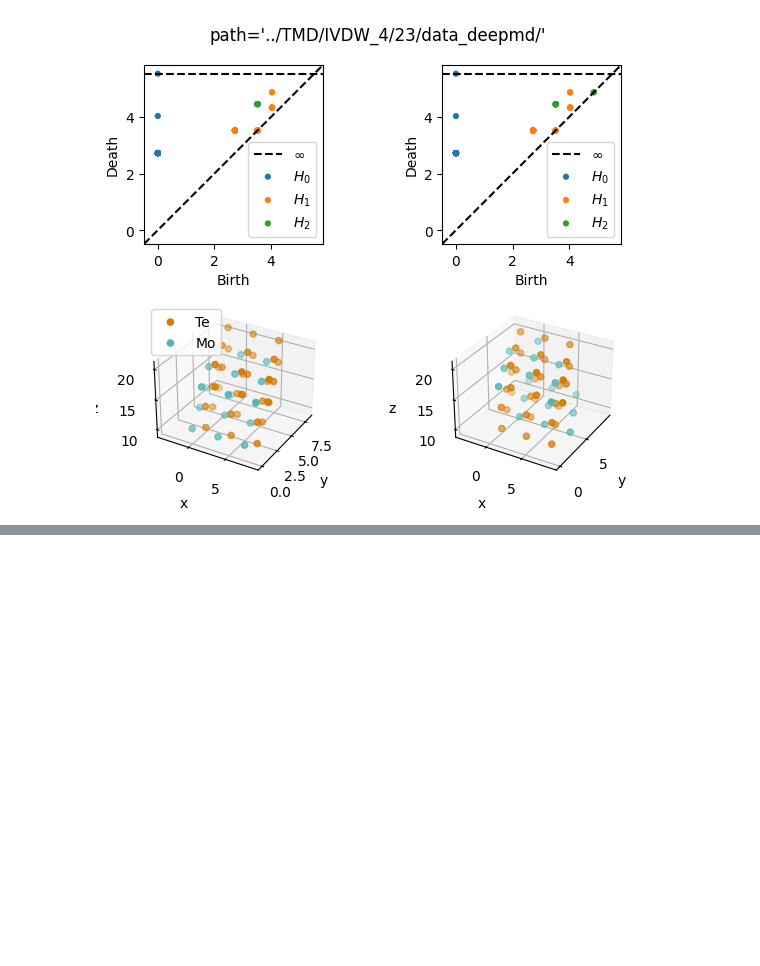
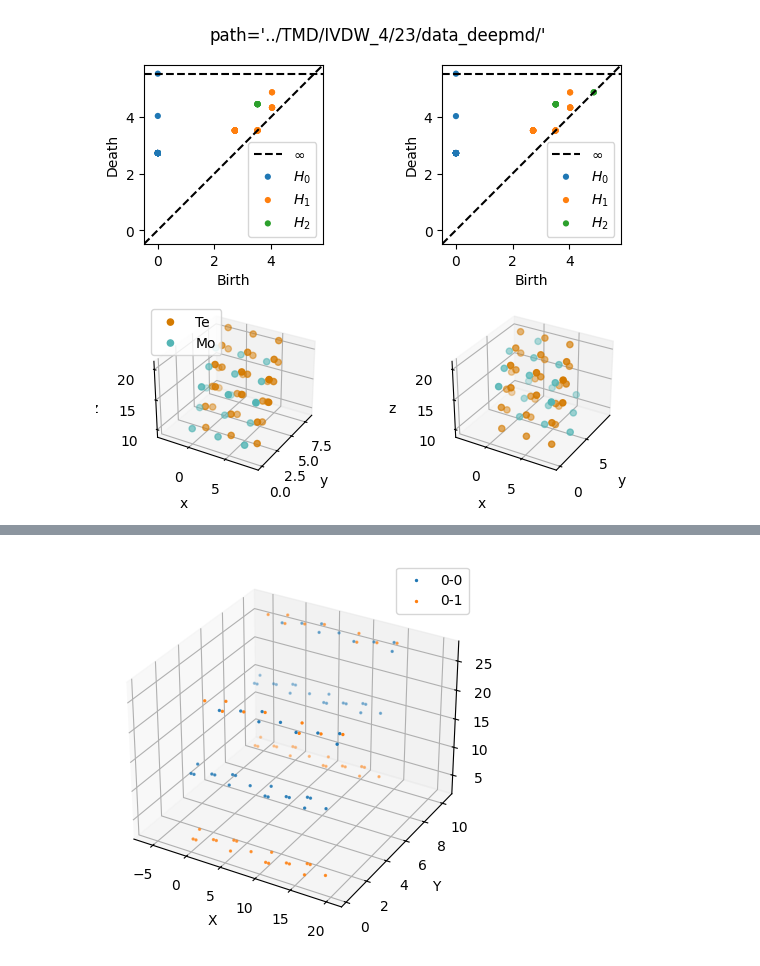
Before and after one commit to ckovacs2/TwistedMaterials, a Jupyter notebook: notebooks/supercell.ipynb, the cells around one changed output, grey strips where cells are left out. Cells and saved outputs as stored; diff of their text form; code cells hidden in the pictures; blank space fills up the shorter version.

```diff
--- a/notebooks/supercell.ipynb
+++ b/notebooks/supercell.ipynb
@@ -78,0 +181,21 @@ plot_pers_diagrams(mol_path, num_trans=2)
+# %%
+fig = plt.figure()
+ax = fig.add_subplot(projection = '3d')
+
+sc_size = 2
+supercell22 = create_supercell(sc_size)
+supercell22_coords = supercell22['coords']
+for i in range(sc_size):
+    if i == 0:
+        for j in range(sc_size):
+            temp_data = pd.DataFrame(supercell22_coords[i, j], columns = ['X', 'Y', 'Z'])
+            temp_data = temp_data.sort_values(by = ['X', 'Z', 'Y'])
+            ax.scatter(temp_data['X'], temp_data['Y'], temp_data['Z'], label = f"{i}-{j}", s = 2)
+
+ax.set_xlabel('X')
+ax.set_ylabel('Y')
+ax.set_zlabel('Z')
+plt.legend()
+plt.show()
+# %% [output]
+[figure, added]
```
Also changed, not shown: parts of 9 cells of this notebook.
